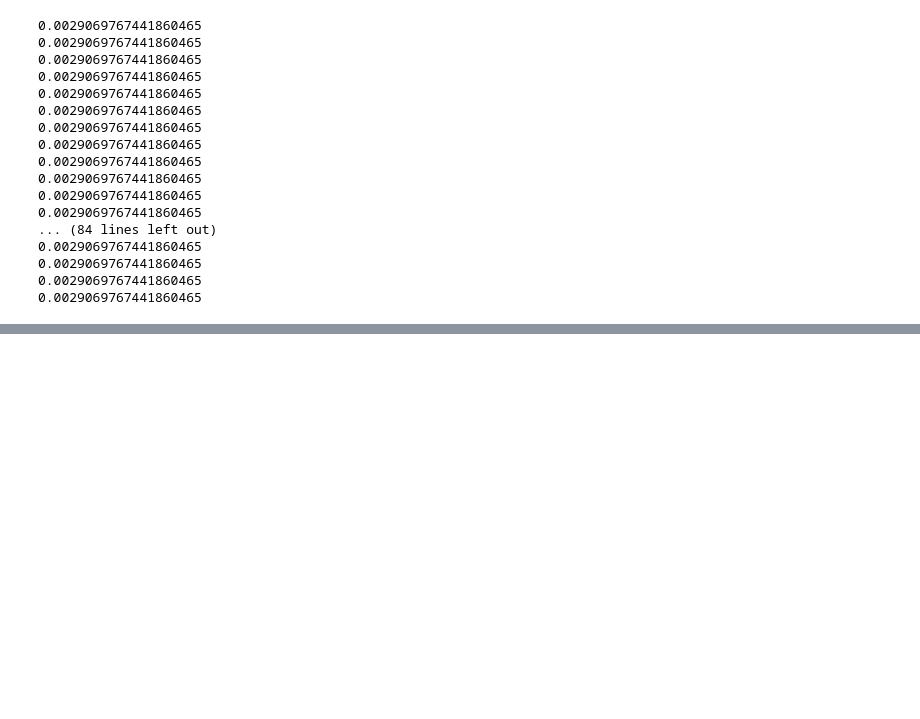
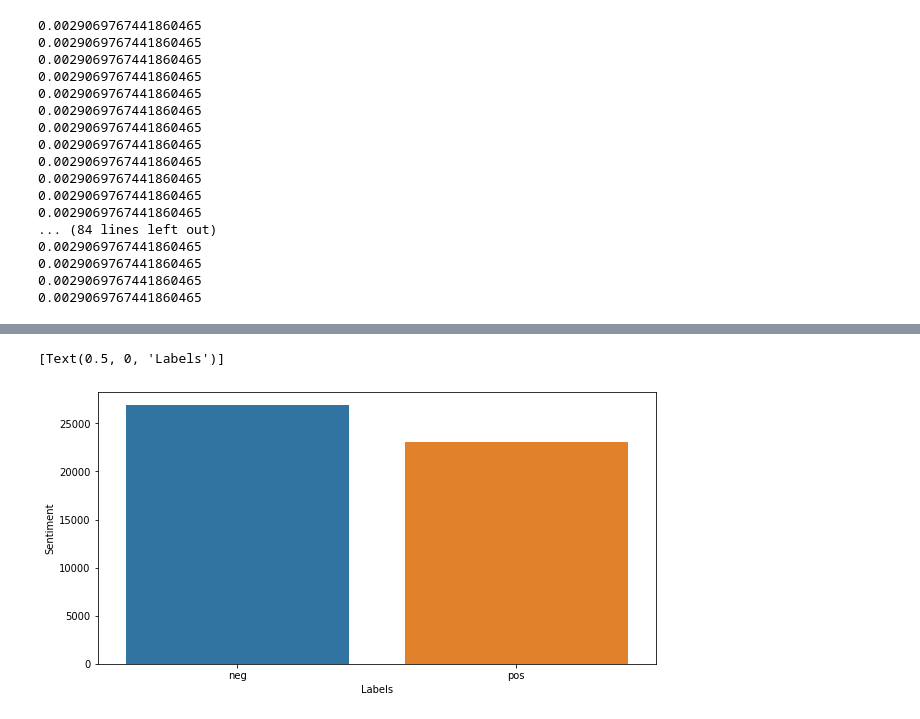
Before and after one commit to adarsh-meher/Programming-in-PyTorch-, a Jupyter notebook: Introductory_Codes_to_PyTorch.ipynb, the cells around one changed output, grey strips where cells are left out. Saved outputs shown, nothing was run; the diff lists cells and outputs as text; code cells hidden in the pictures; blank space fills up the shorter version.

```diff
--- a/Introductory_Codes_to_PyTorch.ipynb
+++ b/Introductory_Codes_to_PyTorch.ipynb
@@ -730,0 +536,5 @@ def output_to_gender(output):
+# %%
+from google.colab import files
+data = files.upload()
+import io
+tweet = pd.read_csv(io.BytesIO(data['tweets.csv']))
@@ -730,0 +544,2 @@ def output_to_gender(output):
+# %%
+tweet.drop(['ItemID','SentimentSource'],axis = 1,inplace = True)
@@ -730,0 +555,7 @@ def output_to_gender(output):
+# %%
+fig = plt.figure(figsize = (10,5))
+ax = sb.barplot(x = tweet.Sentiment.unique(),y = tweet.Sentiment.value_counts())
+ax.set(xlabel = 'Labels')
+# %% [output]
+[Text(0.5, 0, 'Labels')]
+[figure, added]
```
Also changed, not shown: parts of 68 cells of this notebook.
